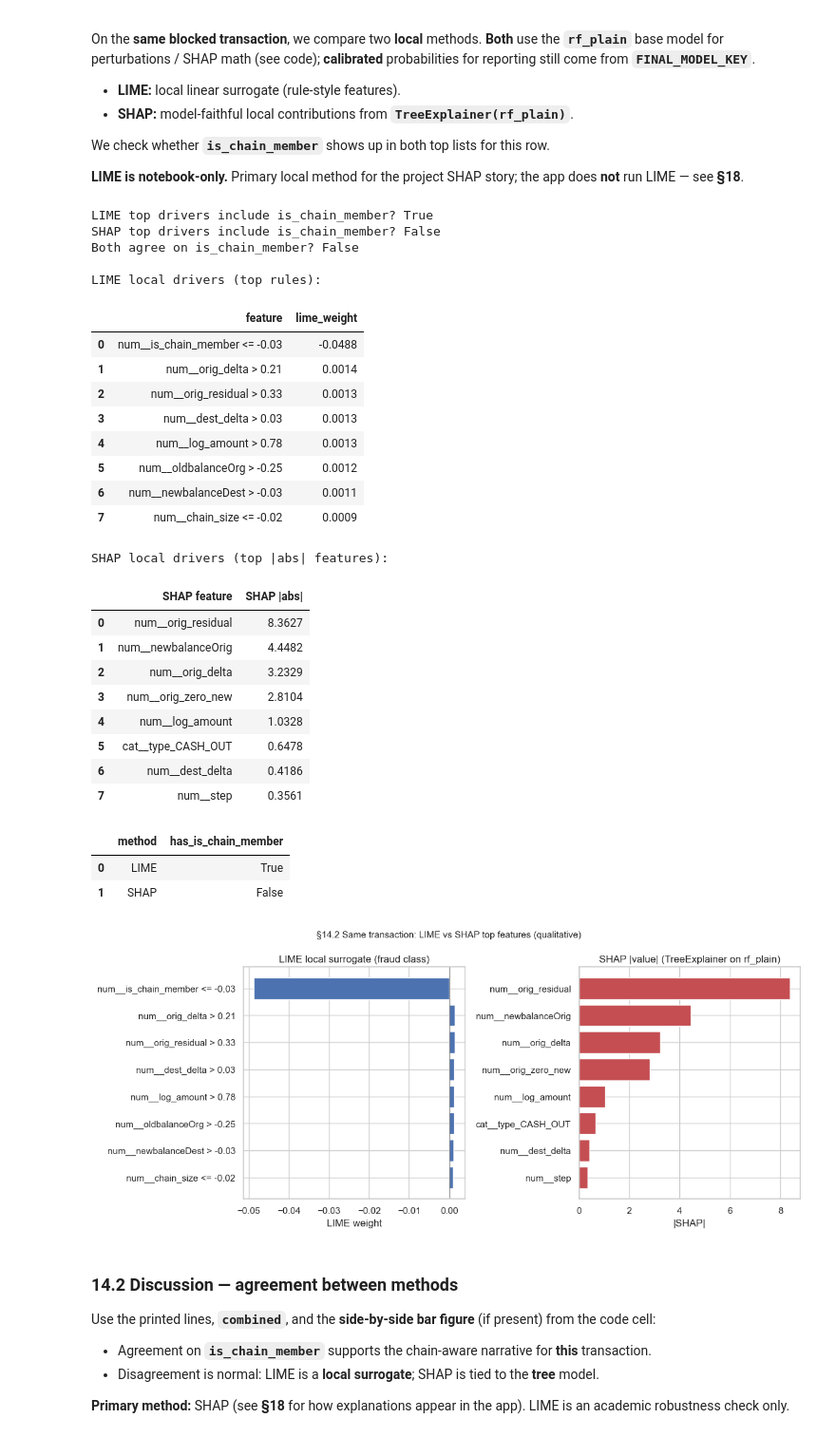
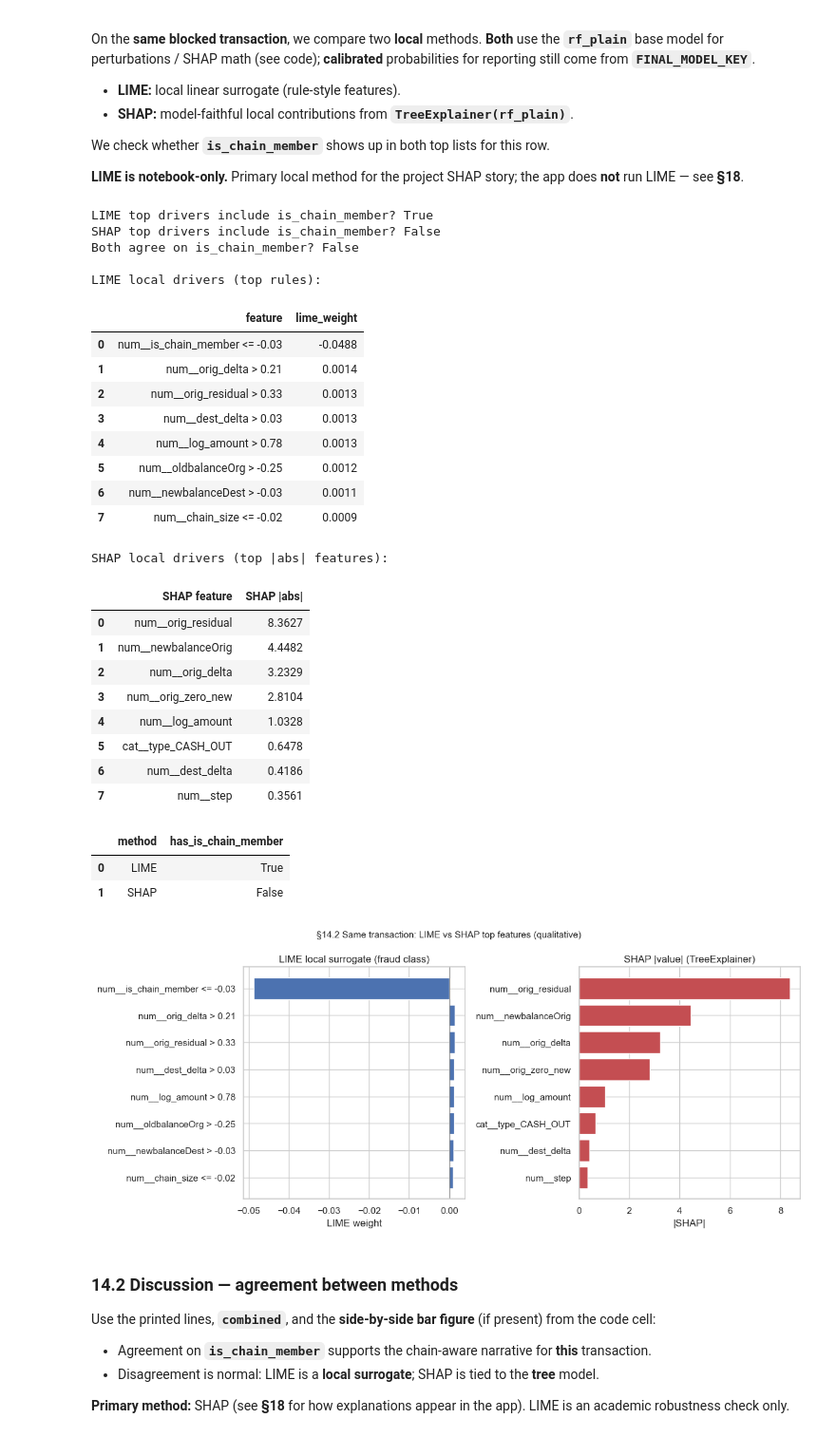
Before and after one commit to Snehasingh-21/PaySim-Fraud-Triage, a Jupyter notebook: 01_eda_paysim.ipynb, the cells around one changed output. Shown at 95% size. Drawn from its saved outputs; the diff is of its cells as text; code cells hidden in the pictures.

```diff
--- a/01_eda_paysim.ipynb
+++ b/01_eda_paysim.ipynb
@@ -4247,7 +4476,7 @@ axes[0].set_xlabel("LIME weight")
 
 axes[1].barh([_short_label(x) for x in _shap_plot["feature"]], _shap_plot["abs_shap"], color="#C44E52")
 axes[1].axvline(0, color="gray", lw=0.8)
-axes[1].set_title("SHAP |value| (TreeExplainer on rf_plain)")
+axes[1].set_title("SHAP |value| (TreeExplainer)")
 axes[1].set_xlabel("|SHAP|")
 
 fig.suptitle(
@@ -4257,34 +4486,34 @@ fig.suptitle(
 fig.tight_layout()
 plt.show()
 # %% [output]
 LIME top drivers include is_chain_member? True
 SHAP top drivers include is_chain_member? False
 Both agree on is_chain_member? False
 
 LIME local drivers (top rules):
 |  | feature | lime_weight |
 | 0 | num__is_chain_member <= -0.03 | -0.0488 |
 | 1 | num__orig_delta > 0.21 | 0.0014 |
 | 2 | num__orig_residual > 0.33 | 0.0013 |
 | 3 | num__dest_delta > 0.03 | 0.0013 |
 | 4 | num__log_amount > 0.78 | 0.0013 |
 | 5 | num__oldbalanceOrg > -0.25 | 0.0012 |
 | 6 | num__newbalanceDest > -0.03 | 0.0011 |
 | 7 | num__chain_size <= -0.02 | 0.0009 |
 SHAP local drivers (top |abs| features):
 |  | SHAP feature | SHAP |abs| |
 | 0 | num__orig_residual | 8.3627 |
 | 1 | num__newbalanceOrig | 4.4482 |
 | 2 | num__orig_delta | 3.2329 |
 | 3 | num__orig_zero_new | 2.8104 |
 | 4 | num__log_amount | 1.0328 |
 | 5 | cat__type_CASH_OUT | 0.6478 |
 | 6 | num__dest_delta | 0.4186 |
 | 7 | num__step | 0.3561 |
 |  | method | has_is_chain_member |
 | 0 | LIME | True |
 | 1 | SHAP | False |
-[figure, old version]
+[figure, new version]
 # %% [markdown]
 ### 14.2 Discussion — agreement between methods
 
```
Also changed, not shown: parts of 8 cells of this notebook, 1 other file.
